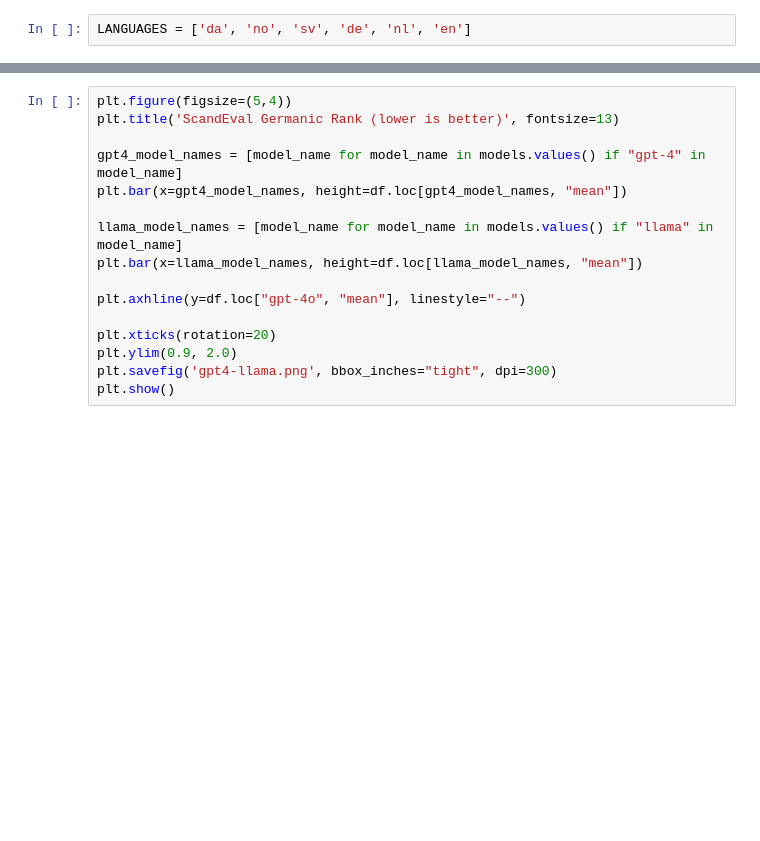
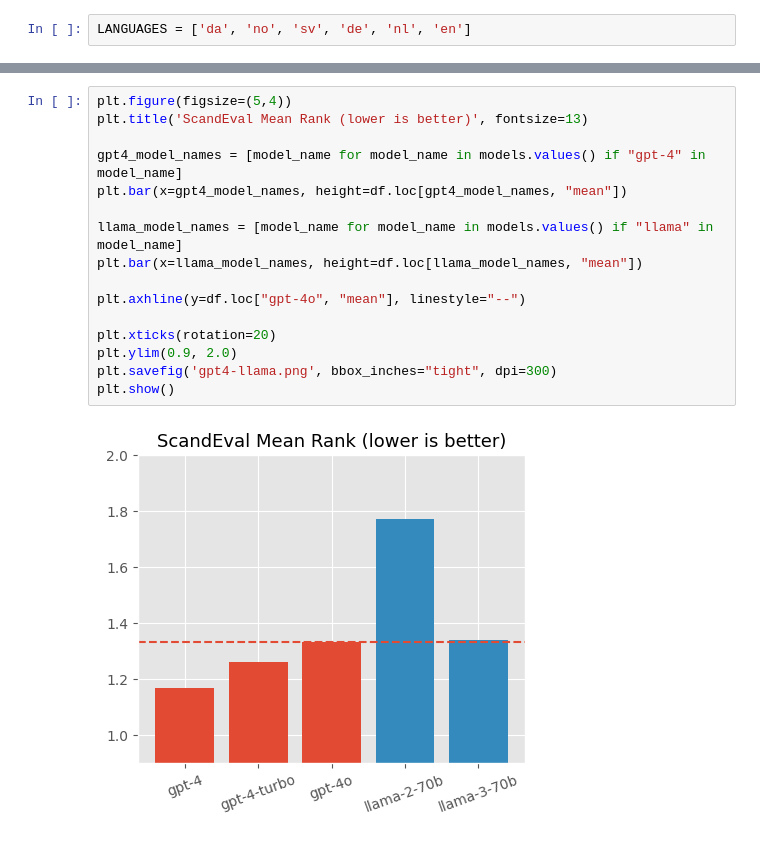
Before and after one commit to ScandEval/scandeval.github.io, a Jupyter notebook: python/gpt4-drop-plot.ipynb, the cells around one changed output, grey strips where cells are left out. Cells and saved outputs as stored; diff of their text form; blank space fills up the shorter version.

```diff
--- a/python/gpt4-drop-plot.ipynb
+++ b/python/gpt4-drop-plot.ipynb
@@ -78,16 +109,18 @@ df
 # %%
 plt.figure(figsize=(5,4))
-plt.title('ScandEval Germanic Rank (lower is better)', fontsize=13)
+plt.title('ScandEval Mean Rank (lower is better)', fontsize=13)
 
 gpt4_model_names = [model_name for model_name in models.values() if "gpt-4" in model_name]
 plt.bar(x=gpt4_model_names, height=df.loc[gpt4_model_names, "mean"])
 
 llama_model_names = [model_name for model_name in models.values() if "llama" in model_name]
 plt.bar(x=llama_model_names, height=df.loc[llama_model_names, "mean"])
 
 plt.axhline(y=df.loc["gpt-4o", "mean"], linestyle="--")
 
 plt.xticks(rotation=20)
 plt.ylim(0.9, 2.0)
 plt.savefig('gpt4-llama.png', bbox_inches="tight", dpi=300)
 plt.show()
+# %% [output]
+[figure, added]
```
Also changed, not shown: parts of 6 cells of this notebook, 2 other files.
